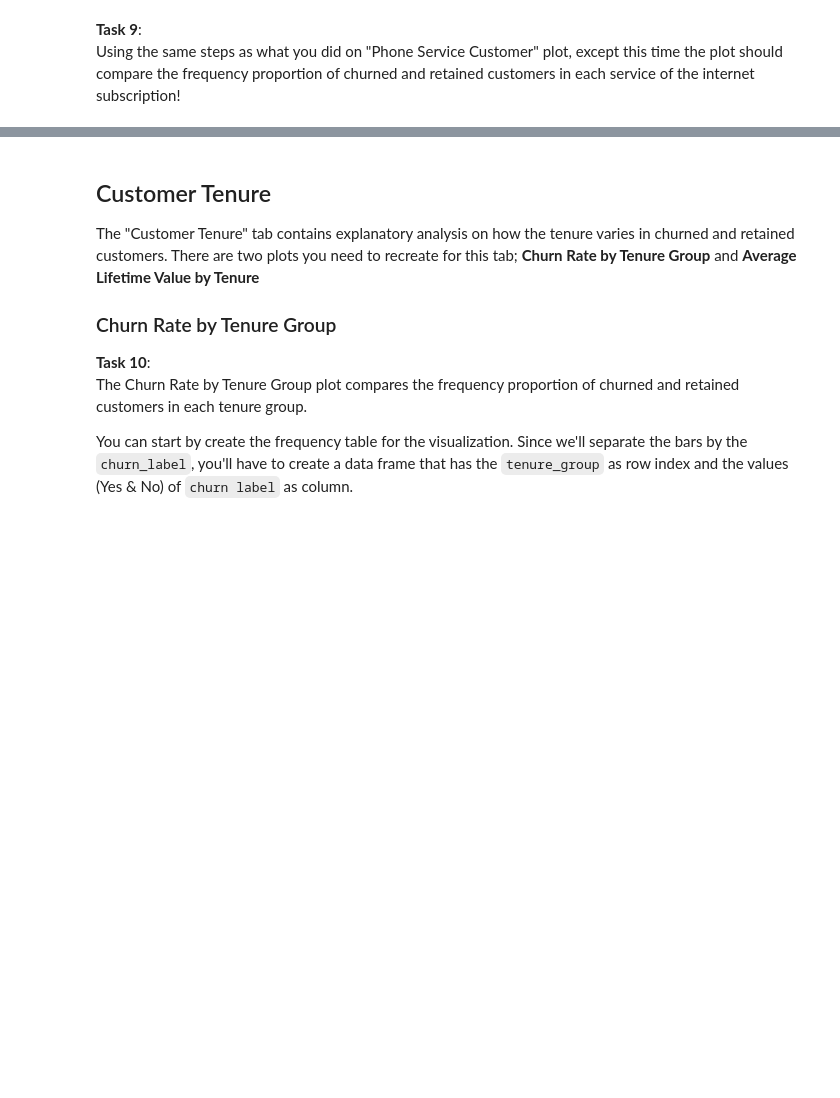
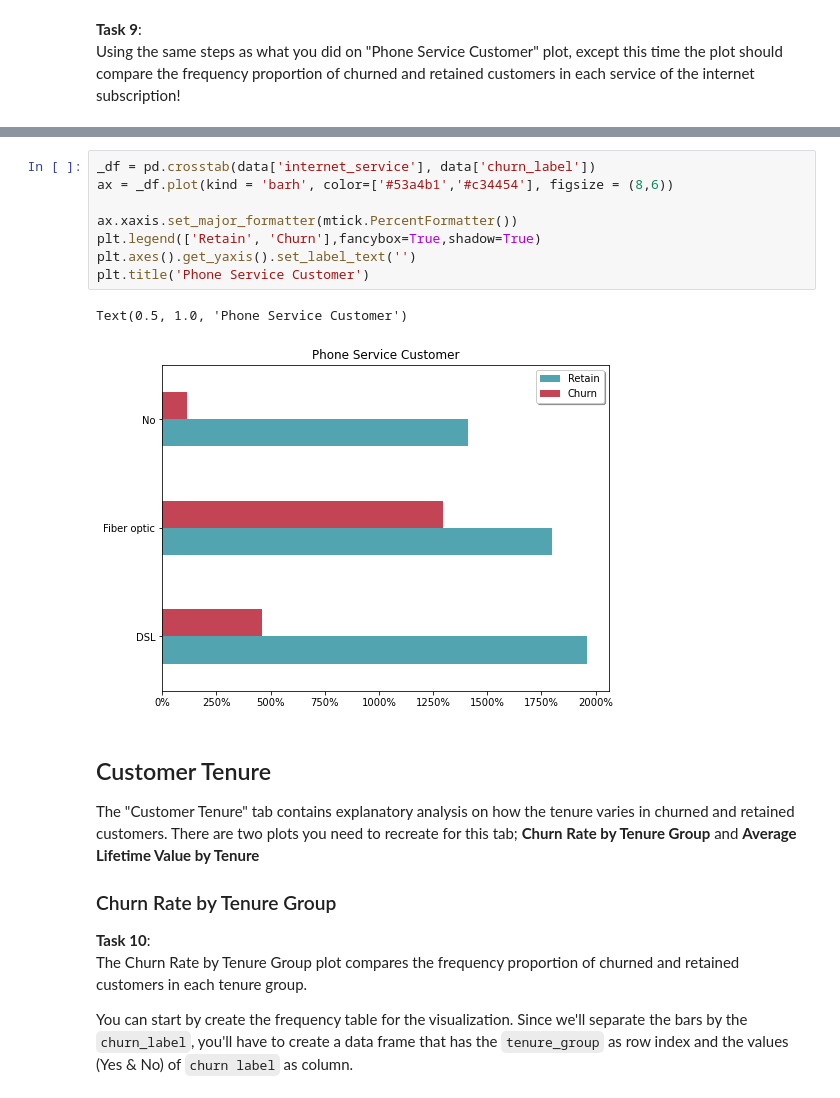
Before and after one commit to frizyrusty/TrainingCapstone, a Jupyter notebook: Customer_Churn_Analysis_Rachmad_Farizd.ipynb, the cells around one changed output, grey strips where cells are left out. Cells and saved outputs as stored; diff of their text form; blank space fills up the shorter version.

```diff
--- a/Customer_Churn_Analysis_Rachmad_Farizd.ipynb
+++ b/Customer_Churn_Analysis_Rachmad_Farizd.ipynb
@@ -317,3 +305,14 @@ Text(0.5, 1.0, 'Internet Service Customer')
+# %%
+_df = pd.crosstab(data['internet_service'], data['churn_label'])
+ax = _df.plot(kind = 'barh', color=['#53a4b1','#c34454'], figsize = (8,6))
+
+ax.xaxis.set_major_formatter(mtick.PercentFormatter())
+plt.legend(['Retain', 'Churn'],fancybox=True,shadow=True)
+plt.axes().get_yaxis().set_label_text('')
+plt.title('Phone Service Customer')
+# %% [output]
+Text(0.5, 1.0, 'Phone Service Customer')
+[figure, added]
 # %% [markdown]
 ## Customer Tenure
 
```
Also changed, not shown: parts of 11 cells of this notebook, 2 other files.
